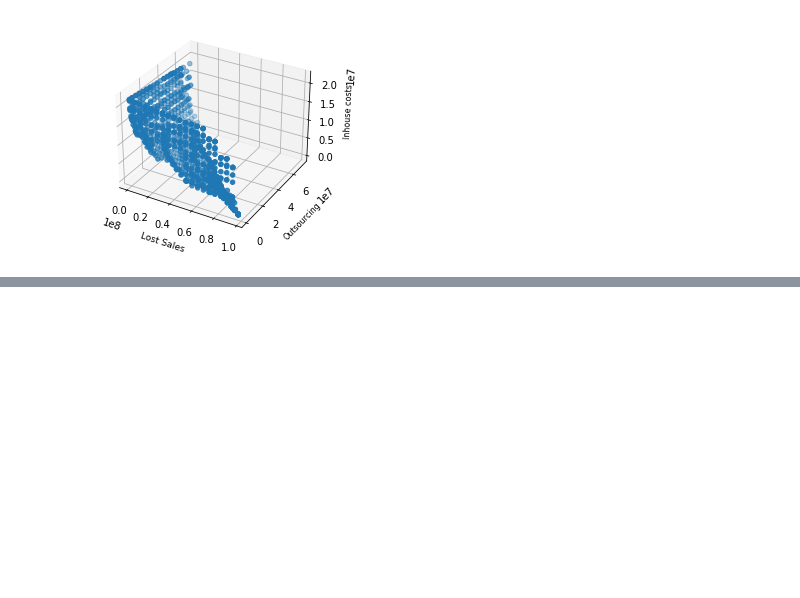
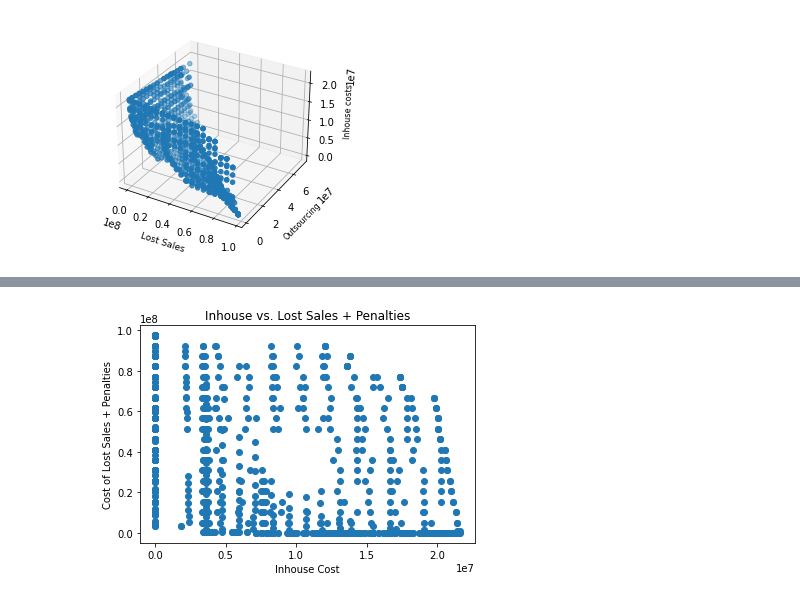
Before and after one commit to dkabe/SC_Resilience, a Jupyter notebook: Notebooks/E_constraint.ipynb, the cells around one changed output, grey strips where cells are left out. Saved outputs shown, nothing was run; the diff lists cells and outputs as text; code cells hidden in the pictures; blank space fills up the shorter version.

```diff
--- a/Notebooks/E_constraint.ipynb
+++ b/Notebooks/E_constraint.ipynb
@@ -137,0 +137,8 @@ plt.show()
+# %%
+plt.scatter(x,z)
+plt.xlabel("Inhouse Cost")
+plt.ylabel("Cost of Lost Sales + Penalties")
+plt.title("Inhouse vs. Lost Sales + Penalties")
+plt.show()
+# %% [output]
+[figure, added]
```
Also changed, not shown: parts of 4 cells of this notebook, 16 other files.
